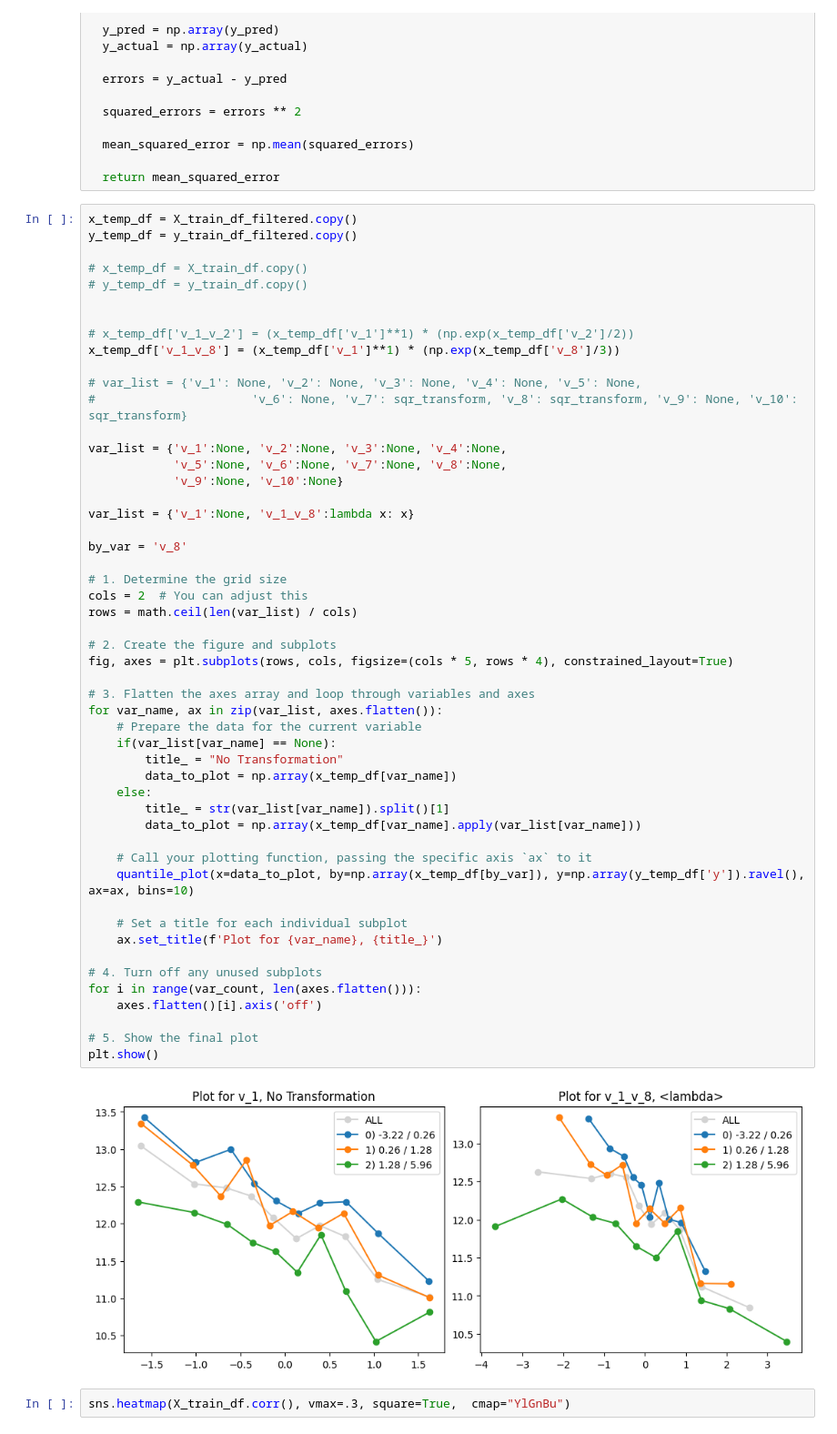
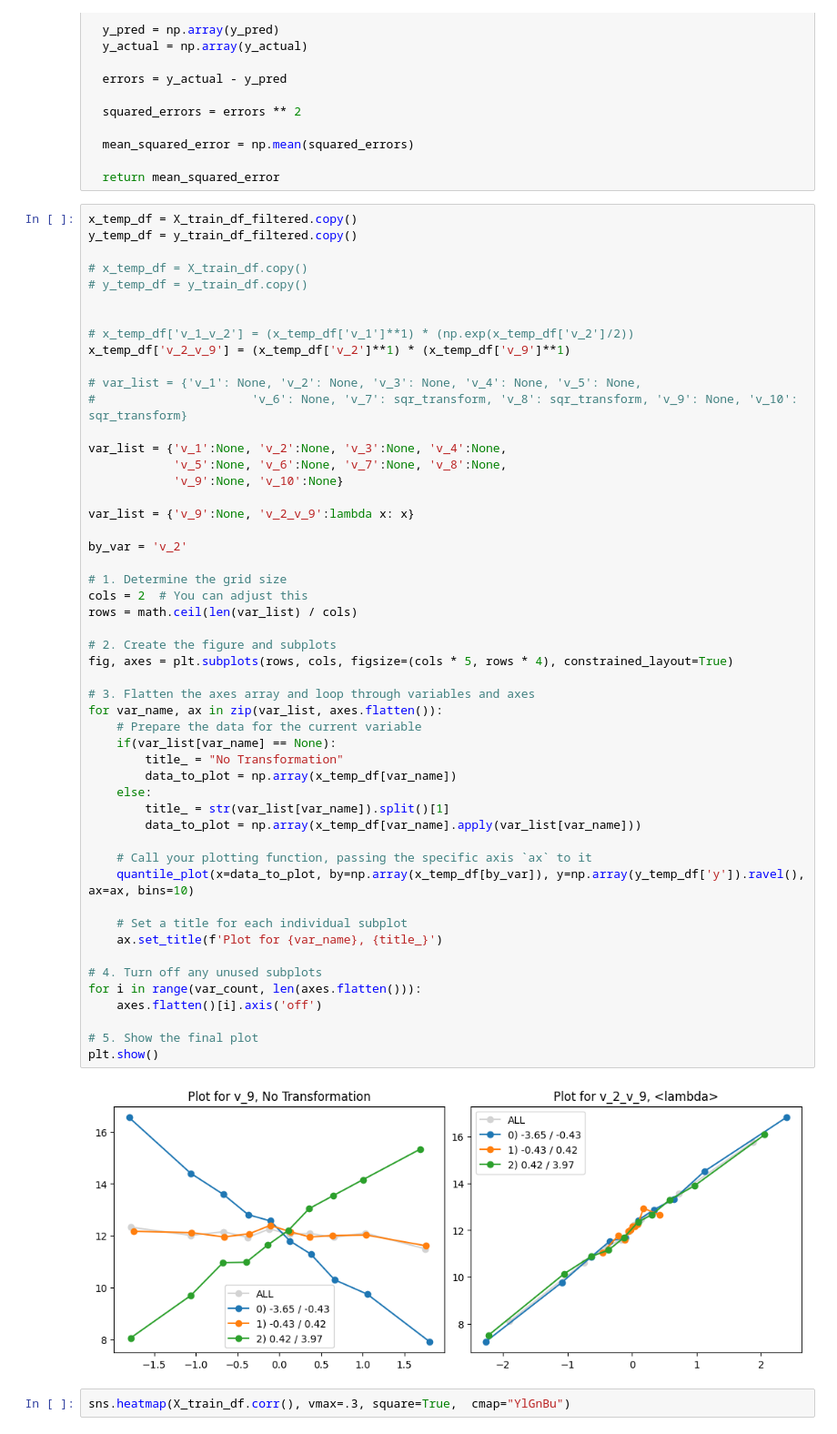
Before and after one commit to abss123/stat_254_solutions, a Jupyter notebook: Lab 3/linear_regression_with_tuning.ipynb, the cells around one changed output. Shown: that part at 91% size. Drawn from its saved outputs; the diff is of its cells as text.

```diff
--- a/Lab 3/linear_regression_with_tuning.ipynb
+++ b/Lab 3/linear_regression_with_tuning.ipynb
@@ -231,7 +239,7 @@ y_temp_df = y_train_df_filtered.copy()
 
 
 # x_temp_df['v_1_v_2'] = (x_temp_df['v_1']**1) * (np.exp(x_temp_df['v_2']/2))
-x_temp_df['v_1_v_8'] = (x_temp_df['v_1']**1) * (np.exp(x_temp_df['v_8']/3))
+x_temp_df['v_2_v_9'] = (x_temp_df['v_2']**1) * (x_temp_df['v_9']**1)
 
 # var_list = {'v_1': None, 'v_2': None, 'v_3': None, 'v_4': None, 'v_5': None,
 #                      'v_6': None, 'v_7': sqr_transform, 'v_8': sqr_transform, 'v_9': None, 'v_10': sqr_transform}
@@ -240,41 +248,41 @@ var_list = {'v_1':None, 'v_2':None, 'v_3':None, 'v_4':None,
             'v_5':None, 'v_6':None, 'v_7':None, 'v_8':None,
             'v_9':None, 'v_10':None}
 
-var_list = {'v_1':None, 'v_1_v_8':lambda x: x}
+var_list = {'v_9':None, 'v_2_v_9':lambda x: x}
 
-by_var = 'v_8'
+by_var = 'v_2'
 
 # 1. Determine the grid size
 cols = 2  # You can adjust this
 rows = math.ceil(len(var_list) / cols)
 
 # 2. Create the figure and subplots
 fig, axes = plt.subplots(rows, cols, figsize=(cols * 5, rows * 4), constrained_layout=True)
 
 # 3. Flatten the axes array and loop through variables and axes
 for var_name, ax in zip(var_list, axes.flatten()):
     # Prepare the data for the current variable
     if(var_list[var_name] == None):
         title_ = "No Transformation"
         data_to_plot = np.array(x_temp_df[var_name])
     else:
         title_ = str(var_list[var_name]).split()[1]
         data_to_plot = np.array(x_temp_df[var_name].apply(var_list[var_name]))
 
     # Call your plotting function, passing the specific axis `ax` to it
     quantile_plot(x=data_to_plot, by=np.array(x_temp_df[by_var]), y=np.array(y_temp_df['y']).ravel(), ax=ax, bins=10)
 
     # Set a title for each individual subplot
     ax.set_title(f'Plot for {var_name}, {title_}')
 
 # 4. Turn off any unused subplots
 for i in range(var_count, len(axes.flatten())):
     axes.flatten()[i].axis('off')
 
 # 5. Show the final plot
 plt.show()
 # %% [output]
-[figure, old version]
+[figure, new version]
 # %%
 sns.heatmap(X_train_df.corr(), vmax=.3, square=True,  cmap="YlGnBu")
 # %% [output]
```
Also changed, not shown: parts of 21 cells of this notebook, 1 other file.
